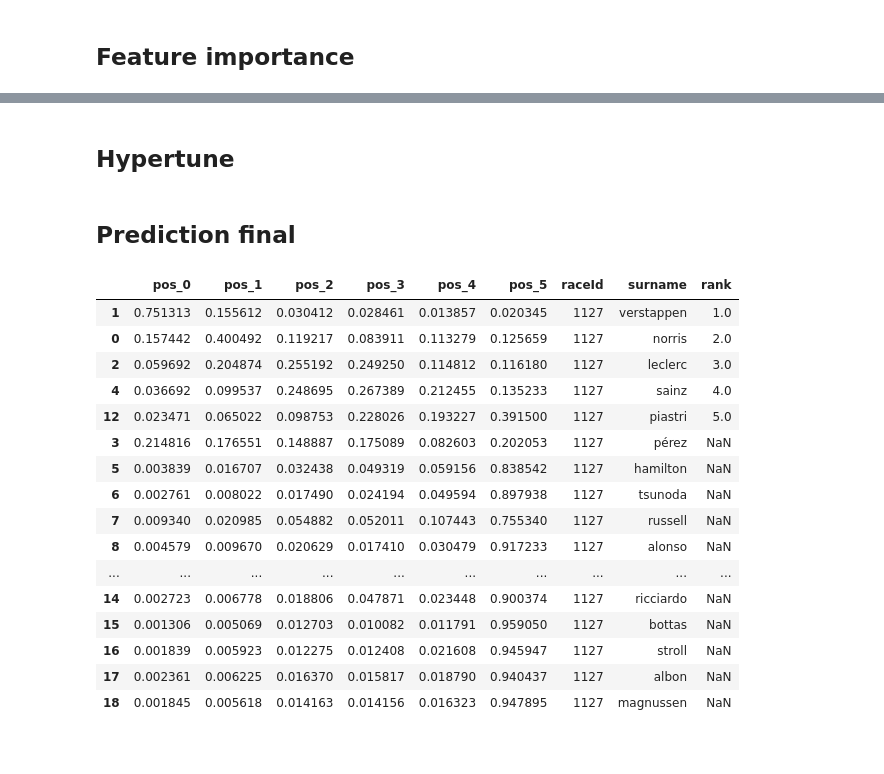
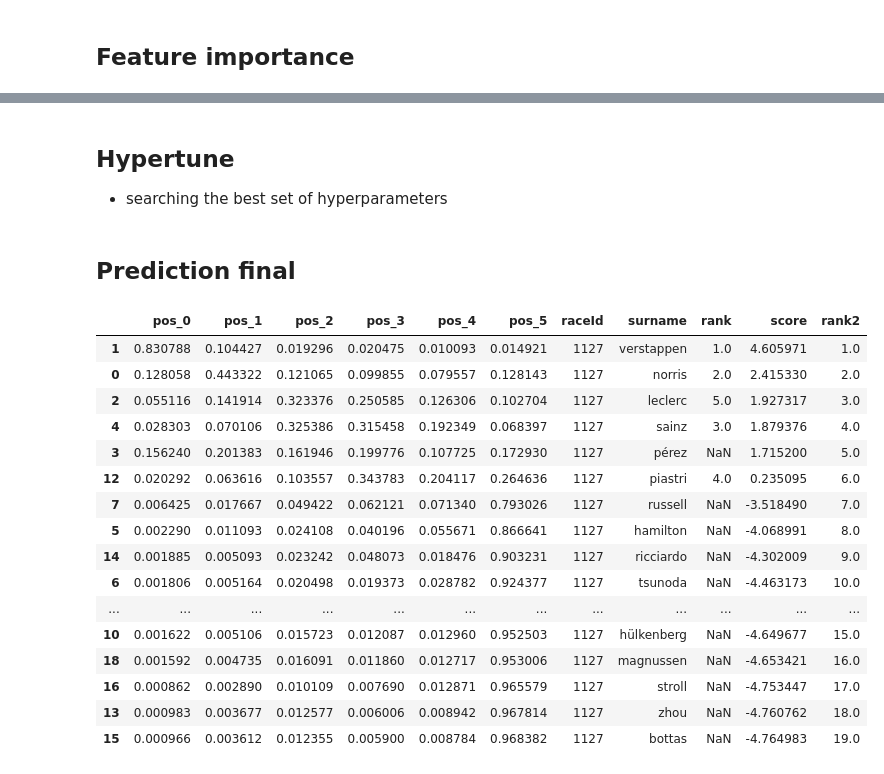
Before and after one commit to Maac111/F1-prediction, a Jupyter notebook: F1_xgboost_class.ipynb, the cells around one changed output, grey strips where cells are left out. Drawn from its saved outputs; the diff is of its cells as text; code cells hidden in the pictures.

```diff
--- a/F1_xgboost_class.ipynb
+++ b/F1_xgboost_class.ipynb
@@ -458,7 +458,6 @@ to_remove = ['70th_anniversary_grand_prix',
  'trend_racing_point',
  'trend_rb_f1_team',
  'trend_sauber',
- 'constructor_rank_10',
  'driver_rank_11',
  'driver_rank_15',
  'driver_rank_16',
@@ -499,10 +498,10 @@ X_train, X_test, y_train, y_test = train_test_split(X, y, test_size=0.2, random_
 #  'reg_lambda': 0.19177914890874198}
 # %%
 params = {
-    'gamma': 0.95,
-    'max_depth': 16,
-    'min_child_weight': 12,
-    'reg_alpha': 3.2,
+    'gamma': 0.75,
+    'max_depth': 20,
+    'min_child_weight': 4,
+    'reg_alpha': 3,
     'reg_lambda': 0.2,
     'objective': 'multi:softmax',
     'num_class': 6,
@@ -510,13 +509,13 @@ params = {
     'learning_rate':  0.08,
     'n_estimators': 10000,
     'subsample': 0.8,
-    'colsample_bytree': 0.45,
+    'colsample_bytree': 0.7,
     'seed' : 123}
 
 model = XGBClassifier(**params)
 # %%
 # Fit the model to the training data
-model.fit(X, y)
+model.fit(X_train, y_train)
 # %% [output]
 XGBClassifier(base_score=None, booster=None, callbacks=None,
               colsample_bylevel=None, colsample_bynode=None,
@@ -591,5 +607,6 @@ Accuracy: 66.67%
-# %% [markdown]
-## Hypertune
+# %% [markdown]
+## Hypertune
+* searching the best set of hyperparameters
 # %%
 # import packages for hyperparameters tuning
 from hyperopt import STATUS_OK, Trials, fmin, hp, tpe
@@ -652,27 +669,31 @@ y_pred_proba_df["surname"] = prediction_df["surname"].values
 # %%
 y_pred_proba_df["rank"] = y_pred_proba_df["pos_0"].apply(lambda x: 1 if x == max(y_pred_proba_df["pos_0"]) else 0)
 y_pred_proba_df["rank"] = y_pred_proba_df.apply(lambda x: 2 if x["pos_1"] == max(y_pred_proba_df["pos_1"][y_pred_proba_df["rank"]==0]) else x["rank"], axis = 1)
 y_pred_proba_df["rank"] = y_pred_proba_df.apply(lambda x: 3 if x["pos_2"] == max(y_pred_proba_df["pos_2"][y_pred_proba_df["rank"]==0]) else x["rank"], axis = 1)
 y_pred_proba_df["rank"] = y_pred_proba_df.apply(lambda x: 4 if x["pos_3"] == max(y_pred_proba_df["pos_3"][y_pred_proba_df["rank"]==0]) else x["rank"], axis = 1)
 y_pred_proba_df["rank"] = y_pred_proba_df.apply(lambda x: 5 if x["pos_4"] == max(y_pred_proba_df["pos_4"][y_pred_proba_df["rank"]==0]) else x["rank"], axis = 1)
-y_pred_proba_df["rank"] = y_pred_proba_df.apply(lambda x: np.nan if x["rank"]==0 else x["rank"], axis = 1)
-y_pred_proba_df.sort_values("rank")
+y_pred_proba_df["rank"] = y_pred_proba_df.apply(lambda x: None if x["rank"]==0 else x["rank"], axis = 1)
+
+vector_scores = np.array([5,4,3,2,1,-5])
+y_pred_proba_df["score"] = y_pred_proba_df[["pos_0","pos_1","pos_2","pos_3","pos_4","pos_5"]].dot(vector_scores)
+y_pred_proba_df["rank2"] = y_pred_proba_df[["score"]].rank(method='max', ascending=False)
 # y_pred_proba_df.to_excel("final_data.xlsx")
+y_pred_proba_df.sort_values("rank2")
 # %% [output]
-|  | pos_0 | pos_1 | pos_2 | pos_3 | pos_4 | pos_5 | raceId | surname | rank |
-| 1 | 0.751313 | 0.155612 | 0.030412 | 0.028461 | 0.013857 | 0.020345 | 1127 | verstappen | 1.0 |
-| 0 | 0.157442 | 0.400492 | 0.119217 | 0.083911 | 0.113279 | 0.125659 | 1127 | norris | 2.0 |
-| 2 | 0.059692 | 0.204874 | 0.255192 | 0.249250 | 0.114812 | 0.116180 | 1127 | leclerc | 3.0 |
-| 4 | 0.036692 | 0.099537 | 0.248695 | 0.267389 | 0.212455 | 0.135233 | 1127 | sainz | 4.0 |
-| 12 | 0.023471 | 0.065022 | 0.098753 | 0.228026 | 0.193227 | 0.391500 | 1127 | piastri | 5.0 |
-| 3 | 0.214816 | 0.176551 | 0.148887 | 0.175089 | 0.082603 | 0.202053 | 1127 | pérez | NaN |
-| 5 | 0.003839 | 0.016707 | 0.032438 | 0.049319 | 0.059156 | 0.838542 | 1127 | hamilton | NaN |
-| 6 | 0.002761 | 0.008022 | 0.017490 | 0.024194 | 0.049594 | 0.897938 | 1127 | tsunoda | NaN |
-| 7 | 0.009340 | 0.020985 | 0.054882 | 0.052011 | 0.107443 | 0.755340 | 1127 | russell | NaN |
-| 8 | 0.004579 | 0.009670 | 0.020629 | 0.017410 | 0.030479 | 0.917233 | 1127 | alonso | NaN |
-| ... | ... | ... | ... | ... | ... | ... | ... | ... | ... |
-| 14 | 0.002723 | 0.006778 | 0.018806 | 0.047871 | 0.023448 | 0.900374 | 1127 | ricciardo | NaN |
-| 15 | 0.001306 | 0.005069 | 0.012703 | 0.010082 | 0.011791 | 0.959050 | 1127 | bottas | NaN |
-| 16 | 0.001839 | 0.005923 | 0.012275 | 0.012408 | 0.021608 | 0.945947 | 1127 | stroll | NaN |
-| 17 | 0.002361 | 0.006225 | 0.016370 | 0.015817 | 0.018790 | 0.940437 | 1127 | albon | NaN |
-| 18 | 0.001845 | 0.005618 | 0.014163 | 0.014156 | 0.016323 | 0.947895 | 1127 | magnussen | NaN |
+|  | pos_0 | pos_1 | pos_2 | pos_3 | pos_4 | pos_5 | raceId | surname | rank | score | rank2 |
+| 1 | 0.830788 | 0.104427 | 0.019296 | 0.020475 | 0.010093 | 0.014921 | 1127 | verstappen | 1.0 | 4.605971 | 1.0 |
+| 0 | 0.128058 | 0.443322 | 0.121065 | 0.099855 | 0.079557 | 0.128143 | 1127 | norris | 2.0 | 2.415330 | 2.0 |
+| 2 | 0.055116 | 0.141914 | 0.323376 | 0.250585 | 0.126306 | 0.102704 | 1127 | leclerc | 5.0 | 1.927317 | 3.0 |
+| 4 | 0.028303 | 0.070106 | 0.325386 | 0.315458 | 0.192349 | 0.068397 | 1127 | sainz | 3.0 | 1.879376 | 4.0 |
+| 3 | 0.156240 | 0.201383 | 0.161946 | 0.199776 | 0.107725 | 0.172930 | 1127 | pérez | NaN | 1.715200 | 5.0 |
+| 12 | 0.020292 | 0.063616 | 0.103557 | 0.343783 | 0.204117 | 0.264636 | 1127 | piastri | 4.0 | 0.235095 | 6.0 |
+| 7 | 0.006425 | 0.017667 | 0.049422 | 0.062121 | 0.071340 | 0.793026 | 1127 | russell | NaN | -3.518490 | 7.0 |
+| 5 | 0.002290 | 0.011093 | 0.024108 | 0.040196 | 0.055671 | 0.866641 | 1127 | hamilton | NaN | -4.068991 | 8.0 |
+| 14 | 0.001885 | 0.005093 | 0.023242 | 0.048073 | 0.018476 | 0.903231 | 1127 | ricciardo | NaN | -4.302009 | 9.0 |
+| 6 | 0.001806 | 0.005164 | 0.020498 | 0.019373 | 0.028782 | 0.924377 | 1127 | tsunoda | NaN | -4.463173 | 10.0 |
+| ... | ... | ... | ... | ... | ... | ... | ... | ... | ... | ... | ... |
+| 10 | 0.001622 | 0.005106 | 0.015723 | 0.012087 | 0.012960 | 0.952503 | 1127 | hülkenberg | NaN | -4.649677 | 15.0 |
+| 18 | 0.001592 | 0.004735 | 0.016091 | 0.011860 | 0.012717 | 0.953006 | 1127 | magnussen | NaN | -4.653421 | 16.0 |
+| 16 | 0.000862 | 0.002890 | 0.010109 | 0.007690 | 0.012871 | 0.965579 | 1127 | stroll | NaN | -4.753447 | 17.0 |
+| 13 | 0.000983 | 0.003677 | 0.012577 | 0.006006 | 0.008942 | 0.967814 | 1127 | zhou | NaN | -4.760762 | 18.0 |
+| 15 | 0.000966 | 0.003612 | 0.012355 | 0.005900 | 0.008784 | 0.968382 | 1127 | bottas | NaN | -4.764983 | 19.0 |
```
Also changed, not shown: parts of 10 cells of this notebook, 4 other files.
